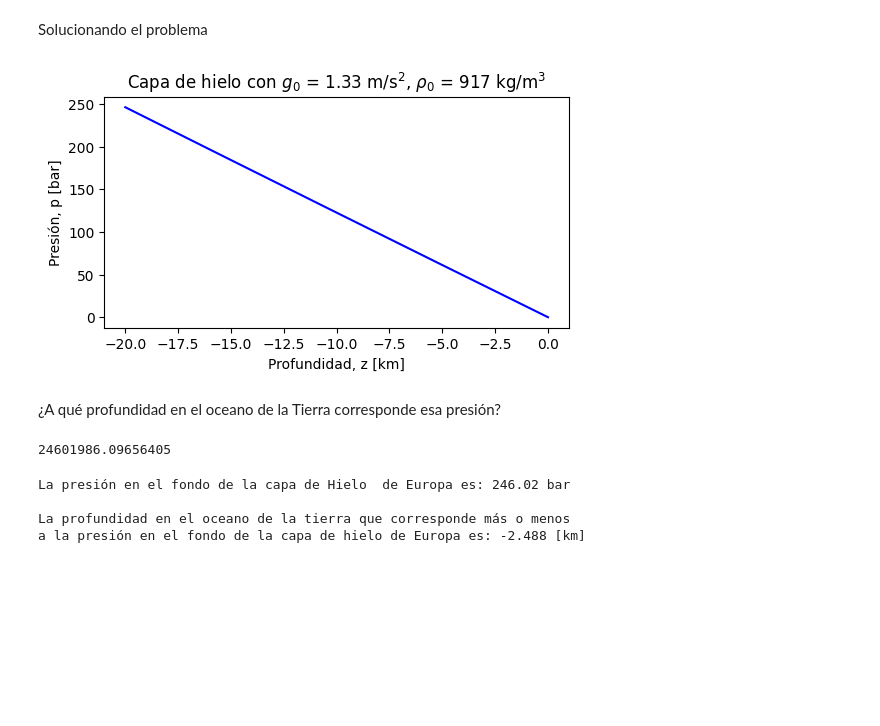
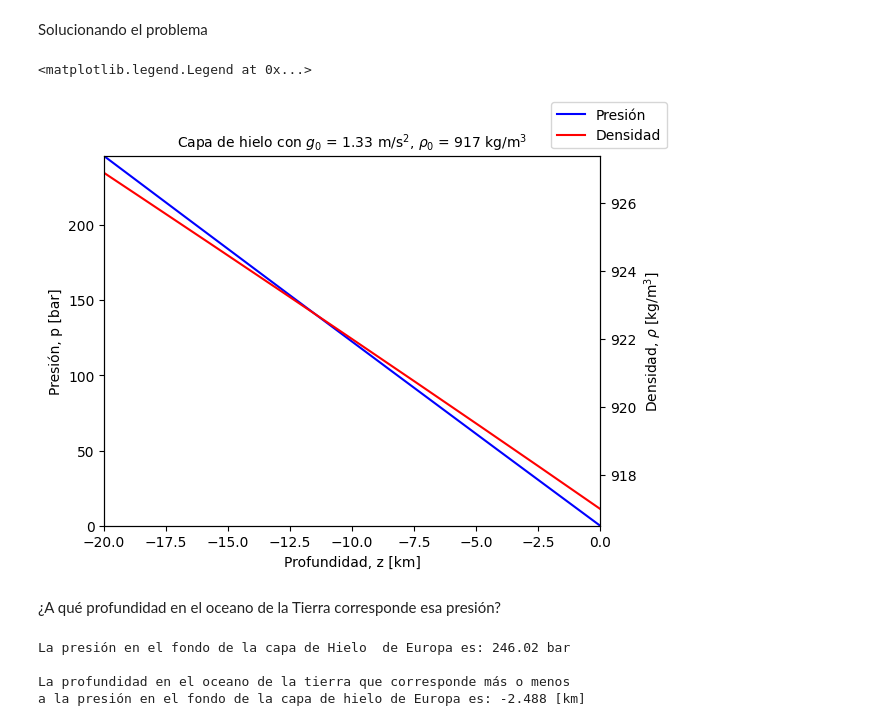
Before and after one commit to andromedalactea/Continuus_Mechanics, a Jupyter notebook: Homeworks/Cuaderno_MCON_OceanoPlanoParalelo_Clase.ipynb, the cells around one changed output. Cells and saved outputs as stored; diff of their text form; code cells hidden in the pictures; blank space fills up the shorter version.

```diff
--- a/Homeworks/Cuaderno_MCON_OceanoPlanoParalelo_Clase.ipynb
+++ b/Homeworks/Cuaderno_MCON_OceanoPlanoParalelo_Clase.ipynb
@@ -387,23 +387,26 @@ Ys = odeint(compresibilidad_constante_gravedad_variable, Y0s, zs_e, args=(g, K))
 rhos_num = Ys[:,0]
 ps_num = Ys[:,1]
 # %%
-# Grafiquemos la presión en función de la altura para la capa de hielo
-plt.figure(figsize=(6,3))
-plt.plot(zs_e/1e3, ps_num/1e5, 'b')
+# Grafiquemos nuestros resultados de la integración numérica
+fig, ax = plt.subplots(1,1)
+ax.plot(zs_e/1e3, ps_num/1e5, color='b', label='Presión')
+ax.set_xlabel("Profundidad, z [km]")
+ax.set_ylabel("Presión, p [bar]")
 
-# Agreguemos algunos detalles
-plt.xlabel("Profundidad, z [km]")
-plt.ylabel("Presión, p [bar]")
-plt.title(rf"Capa de hielo con $g_0$ = {g0} m/s$^2$, $\rho_0$ = {rho0} kg/m$^3$")
-plt.show()
+ax2 = ax.twinx()
+ax2.plot(zs_e/1e3, rhos_num, color = 'r', label='Densidad')
+ax2.set_ylabel(r"Densidad, $\rho$ [kg/m$^3$]")
+
+ax.set_title(rf"Capa de hielo con $g_0$ = {g0:.2f} m/s$^2$, $\rho_0$ = {rho0:.0f} kg/m$^3$",
+             fontsize=10)
+
+ax.margins(0)
+fig.legend()
 # %% [output]
+<matplotlib.legend.Legend at 0x...>
-[figure, old version]
+[figure, new version]
 # %% [markdown]
 ¿A qué profundidad en el oceano de la Tierra corresponde esa presión?
-# %%
-ps_num[-1]
-# %% [output]
-24601986.09656405
 # %%
 print(f"La presión en el fondo de la capa de Hielo  de Europa es: {ps_num[-1]/1e5:.2f} bar")
 
```
Also changed, not shown: parts of 12 cells of this notebook.
